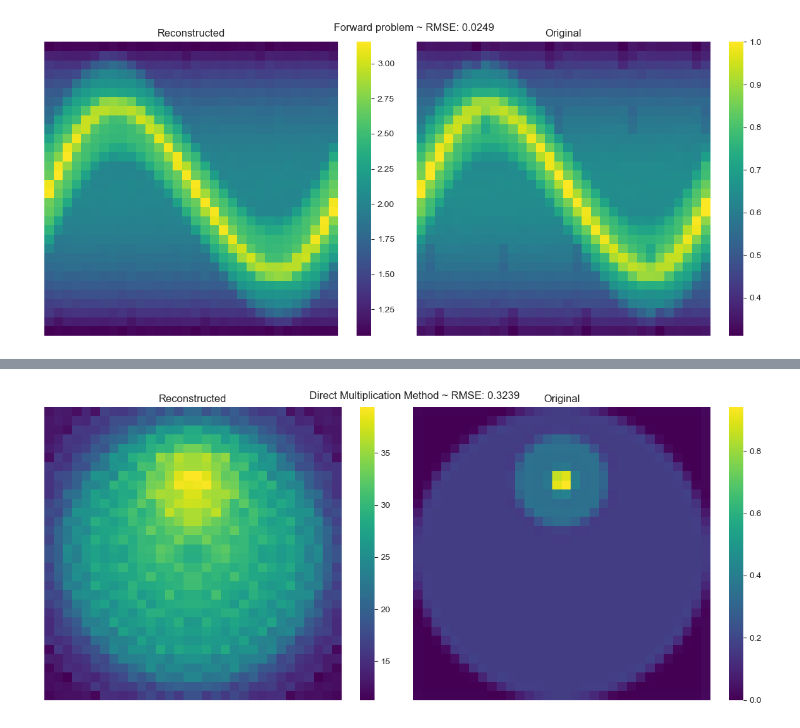
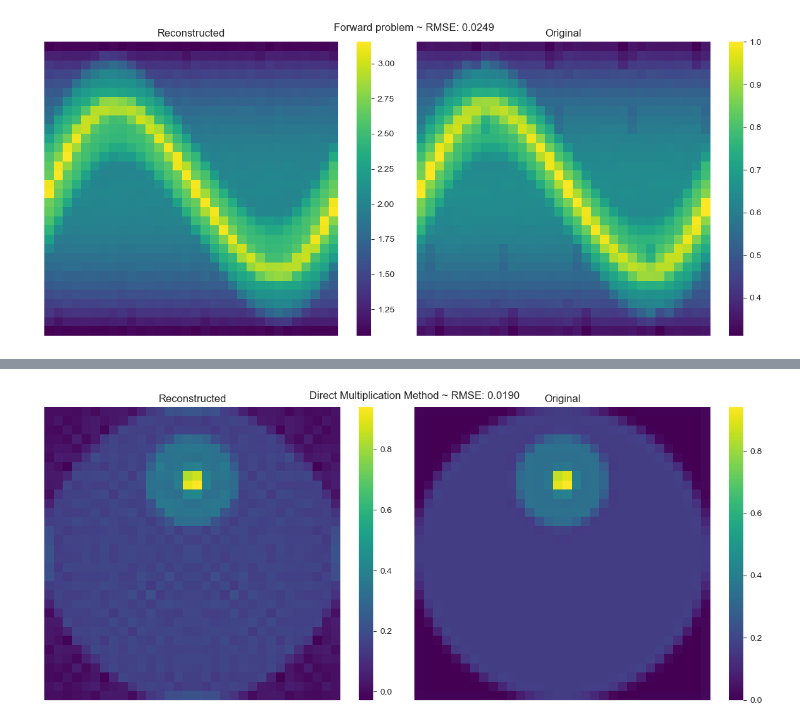
Before and after one commit to aakashks/CT-Reconstruction-2D, a Jupyter notebook: test_notebooks/balanced_data2.ipynb, the cells around one changed output, grey strips where cells are left out. Drawn from its saved outputs; the diff is of its cells as text; code cells hidden in the pictures.

```diff
--- a/test_notebooks/balanced_data2.ipynb
+++ b/test_notebooks/balanced_data2.ipynb
@@ -77,6 +71,6 @@ plot_images(x_recon_img, phantom_img, rescale_for_rmse=False, title='Direct Mult
-# %%
-x_recon = SolveEquation(A, d_recon).solve(useLibrary='svd')
-x_recon_img = x_recon.reshape(32, 32)
-plot_images(x_recon_img, phantom_img, title='Direct Multiplication Method ~ ');
-# %% [output]
-[figure, removed]
+# %%
+x_recon = SolveEquation(A, d_recon).solve()
+x_recon_img = x_recon.reshape(32, 32)
+plot_images(x_recon_img, phantom_img, rescale_for_rmse=False, title='Direct Multiplication Method ~ ');
+# %% [output]
+[figure, added]
```
Also changed, not shown: parts of 2 cells of this notebook, 1 other file.
